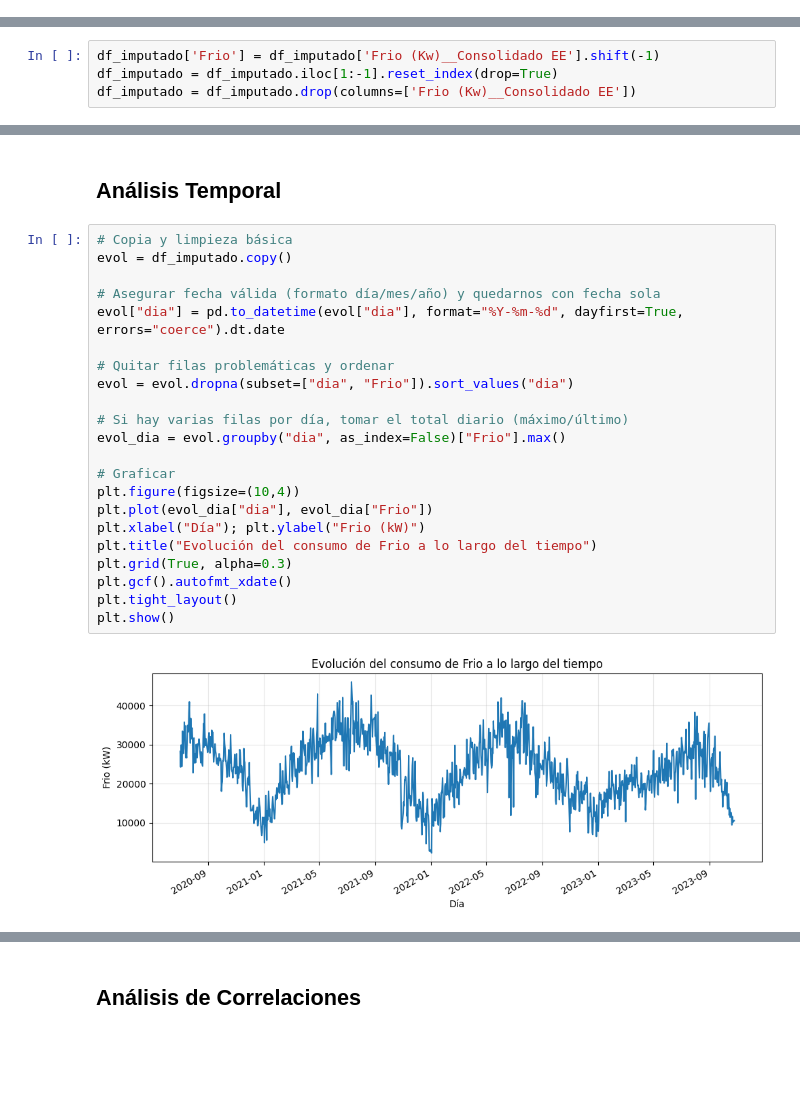
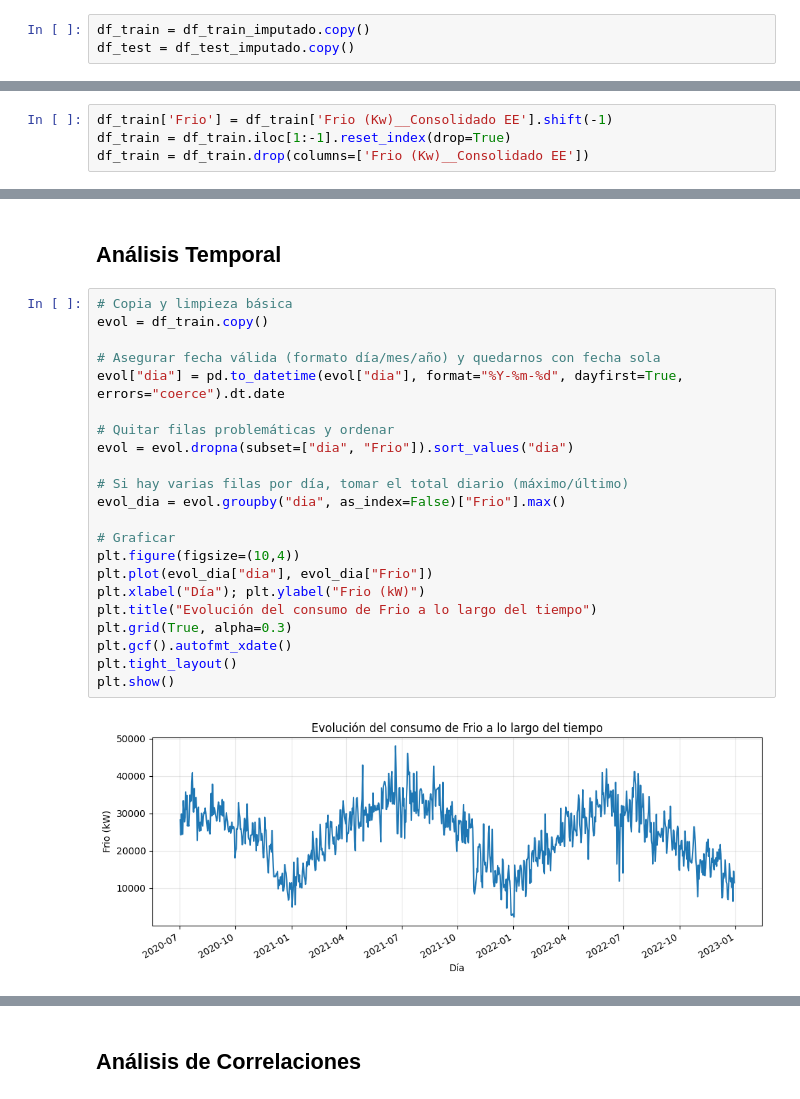
Before and after one commit to Angiii12/TPF_Prediccion_de_Consumo_Energetico, a Jupyter notebook: eda_fase1.ipynb, the cells around one changed output, grey strips where cells are left out. Cells and saved outputs as stored; diff of their text form; blank space fills up the shorter version.

Commit message:
Separación Train y Test

```diff
--- a/eda_fase1.ipynb
+++ b/eda_fase1.ipynb
@@ -154,0 +222,3 @@ Cantidad de valores imputados: 10737
+# %%
+df_train = df_train_imputado.copy()
+df_test = df_test_imputado.copy()
@@ -155,6 +269,6 @@ Cantidad de valores imputados: 10737
 # %%
-df_imputado['Frio'] = df_imputado['Frio (Kw)__Consolidado EE'].shift(-1)
-df_imputado = df_imputado.iloc[1:-1].reset_index(drop=True)
-df_imputado = df_imputado.drop(columns=['Frio (Kw)__Consolidado EE'])
+df_train['Frio'] = df_train['Frio (Kw)__Consolidado EE'].shift(-1)
+df_train = df_train.iloc[1:-1].reset_index(drop=True)
+df_train = df_train.drop(columns=['Frio (Kw)__Consolidado EE'])
 # %%
 from tools import checksum
@@ -221,27 +334,27 @@ print(embeds.head())
 ##  Análisis Temporal
 # %%
 # Copia y limpieza básica
-evol = df_imputado.copy()
+evol = df_train.copy()
 
 # Asegurar fecha válida (formato día/mes/año) y quedarnos con fecha sola
 evol["dia"] = pd.to_datetime(evol["dia"], format="%Y-%m-%d", dayfirst=True, errors="coerce").dt.date
 
 # Quitar filas problemáticas y ordenar
 evol = evol.dropna(subset=["dia", "Frio"]).sort_values("dia")
 
 # Si hay varias filas por día, tomar el total diario (máximo/último)
 evol_dia = evol.groupby("dia", as_index=False)["Frio"].max()
 
 # Graficar
 plt.figure(figsize=(10,4))
 plt.plot(evol_dia["dia"], evol_dia["Frio"])
 plt.xlabel("Día"); plt.ylabel("Frio (kW)")
 plt.title("Evolución del consumo de Frio a lo largo del tiempo")
 plt.grid(True, alpha=0.3)
 plt.gcf().autofmt_xdate()
 plt.tight_layout()
 plt.show()
 # %% [output]
-[figure, old version]
+[figure, new version]
 # %%
 # --- preparar datos ---
```
Also changed, not shown: parts of 24 cells of this notebook, 2 other files.
